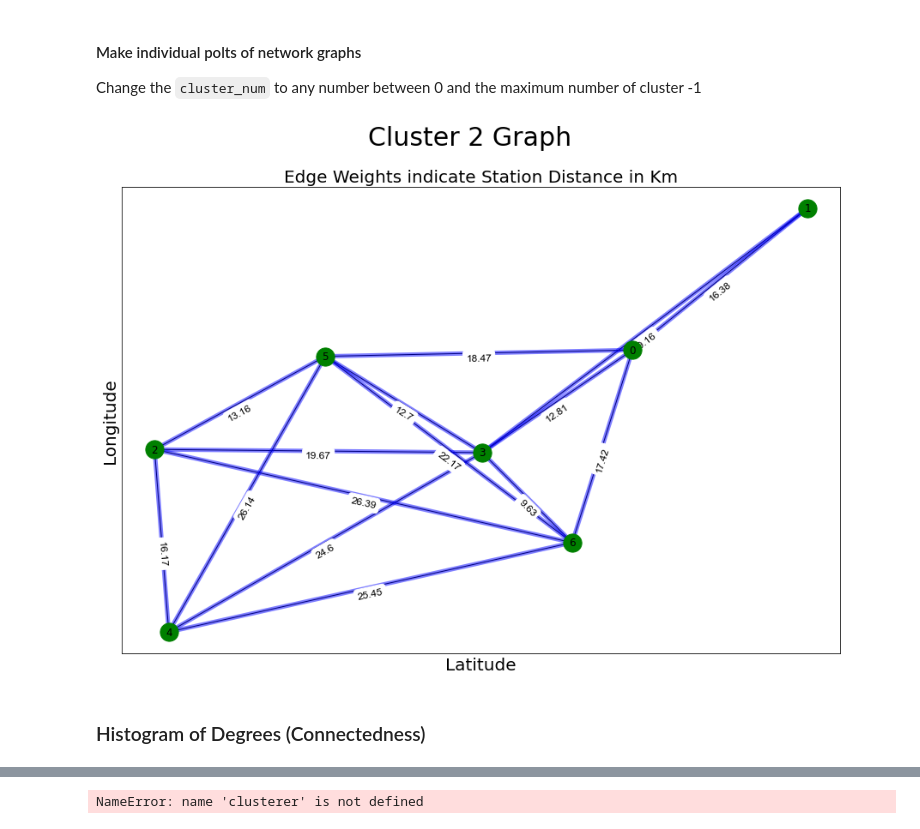
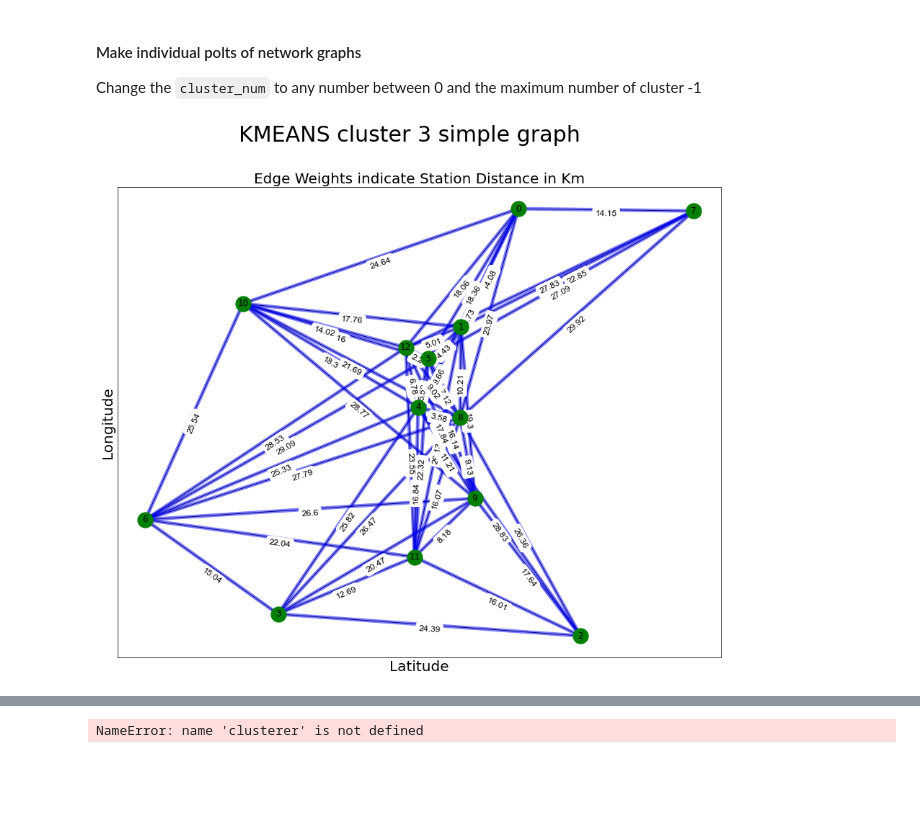
Before and after one commit to waidyanatha/quasar, a Jupyter notebook: notebooks/1a_shield_network_cluster_maps.ipynb, the cells around one changed output, grey strips where cells are left out. Saved outputs shown, nothing was run; the diff lists cells and outputs as text; code cells hidden in the pictures; blank space fills up the shorter version.

```diff
--- a/notebooks/1a_shield_network_cluster_maps.ipynb
+++ b/notebooks/1a_shield_network_cluster_maps.ipynb
@@ -277,16 +277,21 @@ import scipy.stats as st
 import math
 
 print('This will take a while for the clusterability tests of %d stations' % station_coordinates.shape[0])
-''' set sampling size to 5% of the dataset to compute hopkins test score '''
+
+''' set sampling size to 5% of the dataset to compute hopkins test score
+'''
 n_sampling_size = int(station_coordinates.shape[0]*0.05)     # set the sample size to 5% of the stations
 #sum_hopkins_scores = 0
 
-''' iterate the test 250 times to calculate the average score
-    because it depends on the random sample selected to calculate '''
-n_iter = 250    # number of iterations to run each of the functions
+''' iterate the test > 250 times to calculate the average score
+    because it depends on the random sample selected to calculate
+'''
+n_iter = 320    # number of iterations to run each of the functions
 arr_score = np.empty(n_iter, dtype=float)
+
 for i in range(0,n_iter):
     arr_score[i] = hopkins(station_coordinates,n_sampling_size)
+
 print("Hopkins Test Score %0.3f averaged over %d iterations " % (np.mean(arr_score),n_iter))
 print("Estimated iterations %d for 95 percent confidence level" % math.ceil((1.96*np.std(arr_score)/0.01)**2))
 s_conf_int = str(st.t.interval(1-0.05, arr_score.shape[0]-1, np.mean(arr_score), st.sem(arr_score)))
@@ -301,8 +306,10 @@ n_iter = 50    # number of iterations to run each of the functions
 n_clusters = int(station_coordinates.shape[0]/3)
 sum_assess_tend_mean_scores = 0
 arr_score = np.empty(n_iter, dtype=float)
+
 for i in range(0,n_iter):
     arr_score[i] = assess_tendency_by_mean_metric_score(station_coordinates,n_clusters)
+
 print("Assessment Tendency Mean Score %0.3f averaged over %d interations" % (np.mean(arr_score),n_iter))
 print("Estimated iterations %d for 95 percent confidence level" % math.ceil((1.96*np.std(arr_score)/1)**2))
 s_conf_int = str(st.t.interval(1-0.05, arr_score.shape[0]-1, np.mean(arr_score), st.sem(arr_score)))
@@ -312,6 +319,9 @@ print("Returns a %s confidence interval\n" % s_conf_int)
 print(st.t.interval(1-0.05, arr_score.shape[0]-1, np.mean(arr_score), st.sem(arr_score)))
 #print("Assessment Tendency Mean Score %0.3f" % (sum_assess_tend_mean_scores/10))
 
+''' Use the iVAT plot to visualize the volume of dark and light squares.
+    A high volume of dark squares indicate the data is clusterable.
+'''
 ivat(station_coordinates, figure_size=[5,5])
 
 print('Clusterability tests complete')
@@ -531,7 +589,7 @@ Plot of stations that do not belong to any cluster because they don't fit the ep
 try:
     if n_noise_ <= 0:
 #    if not noise_st_arr.all():
-        raise ValueError('There are no noise clusters to plot')
+        raise ValueError('%s did not produced noise clusters (or singeltons) to plot' % _s_clust_name)
 
     # create map using BASEMAP
     st_lat = noise_st_arr[:,0]
@@ -567,7 +625,7 @@ try:
            markeredgecolor='k', markersize=14, label=s_legend)
 
     plt.title('%s estimated %d outliers of %d stations'
-              % (s_clust_name, noise_st_arr.shape[0], tmp_arr.shape[0]), fontsize=30)
+              % (_s_clust_name, noise_st_arr.shape[0], tmp_arr.shape[0]), fontsize=30)
     plt.xticks(size=10)
     plt.yticks(size=10)
     plt.legend(loc='upper left', fontsize=15)
@@ -601,6 +659,8 @@ Compute the mean distance between nearest neigbours of a minimum 3 points
 * https://pysal.org/notebooks/explore/pointpats/distance_statistics.html#Mean-Nearest-Neighbor-Distance-Statistics
 * https://knaidoo29.github.io/mistreedoc/minimum_spanning_tree.html
 # %%
+''' Might be redundant '''
+
 import numpy as np
 from matplotlib.pyplot import figure
 import networkx as nx
@@ -611,11 +671,11 @@ unique_labels = set(no_noise_st_arr[:,2])
 lst_G_MST = []
 lst_G_simple = []
 
-print('Building the graphs for each of the %d clusters' % (len(unique_labels)))
+print('Building the graphs for each of the %d %s produced clusters' % (len(unique_labels),_s_clust_name))
 for clust_lbl in unique_labels:
-    G_MST = nx.Graph()    # Minimum Spanning Tree
-    H_Kn = nx.Graph()     # Complete graph Kn
-    H_simple = nx.Graph() # Simple graph
+    G_MST = nx.Graph(name='MST-'+str(int(clust_lbl)))    # Minimum Spanning Tree
+    H_Kn = nx.Graph(name='Complete-'+str(int(clust_lbl)))     # Complete graph Kn
+    H_simple = nx.Graph(name='Simple-'+str(int(clust_lbl))) # Simple graph
     clust_st = np.array([x for x in no_noise_st_arr if x[2] ==clust_lbl])
     dist_arr = haversine_distances(np.radians(clust_st[:,:2]),np.radians(clust_st[:,:2]))
 
@@ -627,7 +687,7 @@ for clust_lbl in unique_labels:
                 f_distance = round(dist_arr[i,j]*6371.088,2)
                 H_Kn.add_edge(i,j,distance=f_distance)
                 ''' Build the simple with edge weights <= 30 '''
-                if f_distance <= 30.0:
+                if f_distance <= _l_max_distance:
                     H_simple.add_edge(i,j,distance=f_distance)
 
     ''' Build the spanning tree
@@ -640,5 +700,6 @@ for clust_lbl in unique_labels:
     ''' Adding the graph to the list of graphs '''
     lst_G_MST.append(G_MST)
     lst_G_simple.append(H_simple)
+    #print(nx.info(G_MST))
 print('Lists complete with %d MST and %d Simple graphs' % (len(lst_G_MST), len(lst_G_simple)))
 # %% [output]
@@ -655,36 +775,35 @@
     n is the number of clusters
     To toggle between viewing the minimum spanning tree and the graph uncomment and comment the
     code lines
     G = lst_clust_G_tree[clust_num]
     G = lst_clust_G_graph[clust_num]
 
     @parameters
     clust_number = integer value of any number between 0 and the maximum number of cluster -1
     G = nx.Graph() instance of the respecitve graph of the cluster from the list of cluster graphs
 '''
 import matplotlib.pyplot as plt
+%matplotlib inline
 
-clust_num = 2
+clust_num = 3
 #G = lst_G_MST[clust_num]
 G = lst_G_simple[clust_num]
-figure(figsize=(15,10))
+figure(figsize=(15,12))
 node_pos=nx.get_node_attributes(G,'pos')
 nx.draw_networkx(G, node_pos,node_size=450, node_color="g")
 nx.draw_networkx_edges(G, node_pos, width=5.0, alpha=0.5,edge_color="b")
 edge_labels = nx.get_edge_attributes(G,'distance')
 nx.draw_networkx_edge_labels(G, node_pos,
                              edge_labels=edge_labels, label_pos=0.5,
                              font_size=12, font_family="Arial",
                              horizontalalignment='center', verticalalignment='top')
-plt.suptitle('Cluster %d Graph' % (clust_num), fontsize=30)
+plt.suptitle('%s cluster %d simple graph' % (_s_clust_name,clust_num), fontsize=30)
 plt.title('Edge Weights indicate Station Distance in Km', fontsize=20)
 plt.xticks(size=1, fontsize=20)
 plt.yticks(size=1, fontsize=20)
 #plt.legend(loc='upper left', fontsize=15)
 plt.xlabel('Latitude', fontsize=20)
 plt.ylabel('Longitude', fontsize=20)
 plt.show()
 # %% [output]
-[figure, old version]
+[figure, new version]
-# %% [markdown]
-### Histogram of Degrees (Connectedness)
```
Also changed, not shown: parts of 27 cells of this notebook, 2 other files.
